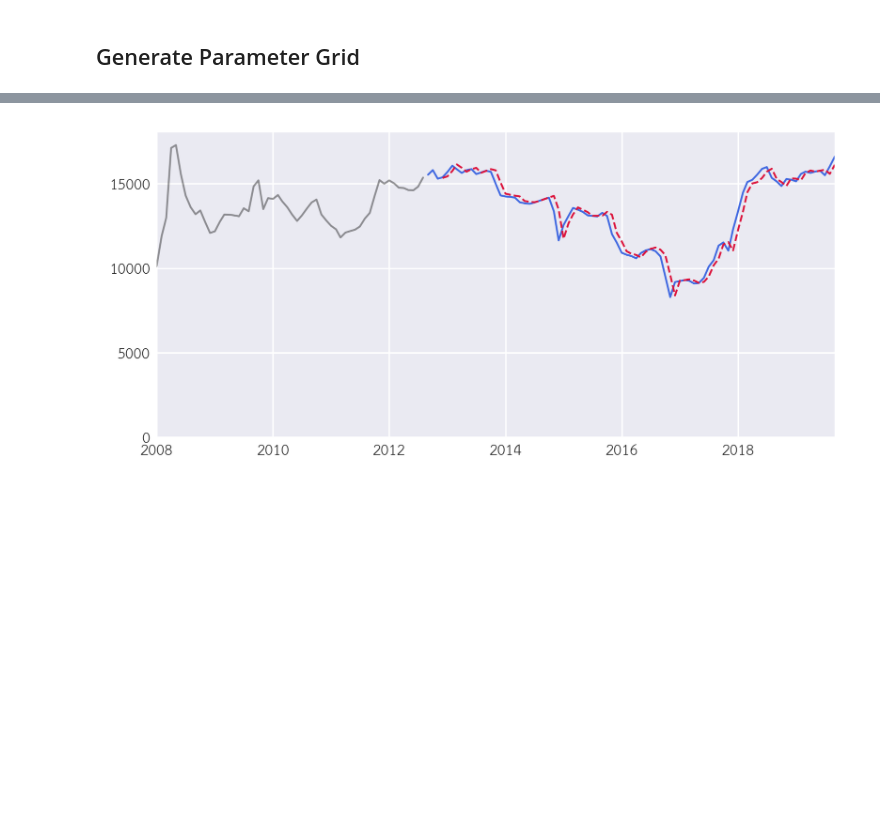
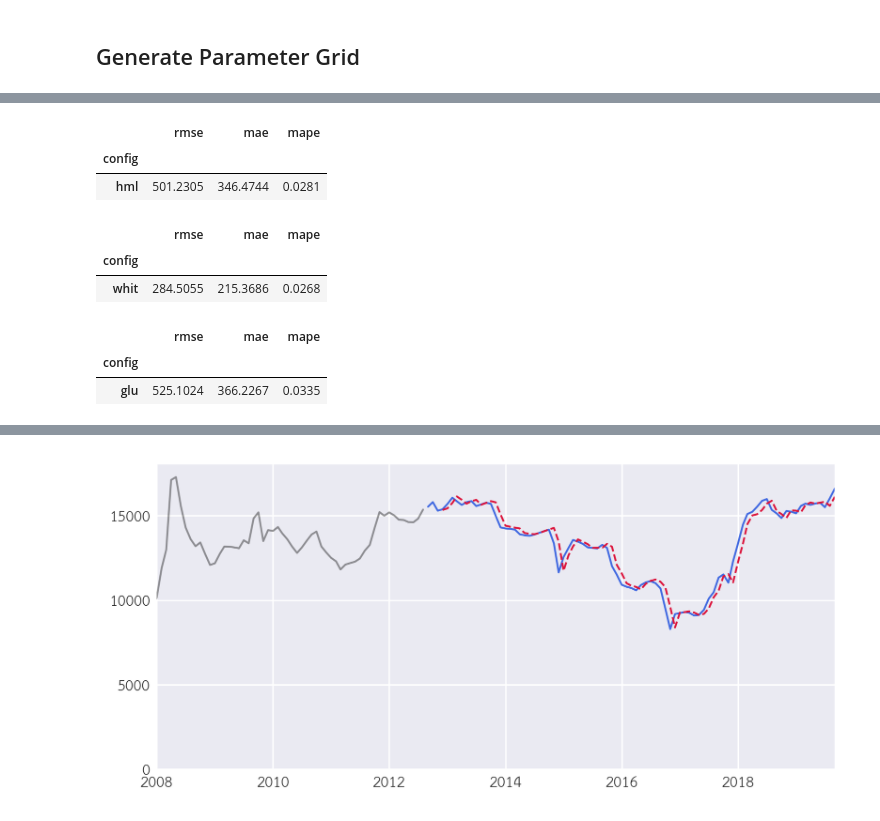
Before and after one commit to piyayut-ch/pricefcast, a Jupyter notebook: notebook/5_lstm.ipynb, the cells around one changed output, grey strips where cells are left out. Cells and saved outputs as stored; diff of their text form; code cells hidden in the pictures; blank space fills up the shorter version.

```diff
--- a/notebook/5_lstm.ipynb
+++ b/notebook/5_lstm.ipynb
@@ -229,3 +197,21 @@ Wall time: 16min 54s
+# %%
+model_measure(hml, hml.lstm_yhat, ['hml'])
+# %% [output]
+|  | rmse | mae | mape |
+| config |  |  |  |
+| hml | 501.2305 | 346.4744 | 0.0281 |
+# %%
+model_measure(wht, wht.lstm_yhat, ['whit'])
+# %% [output]
+|  | rmse | mae | mape |
+| config |  |  |  |
+| whit | 284.5055 | 215.3686 | 0.0268 |
+# %%
+model_measure(glu, glu.lstm_yhat, ['glu'])
+# %% [output]
+|  | rmse | mae | mape |
+| config |  |  |  |
+| glu | 525.1024 | 366.2267 | 0.0335 |
 # %%
 path = '../results/result_lstm_4.pkl'
 result = dict()
```
Also changed, not shown: parts of 8 cells of this notebook, 12 other files.
